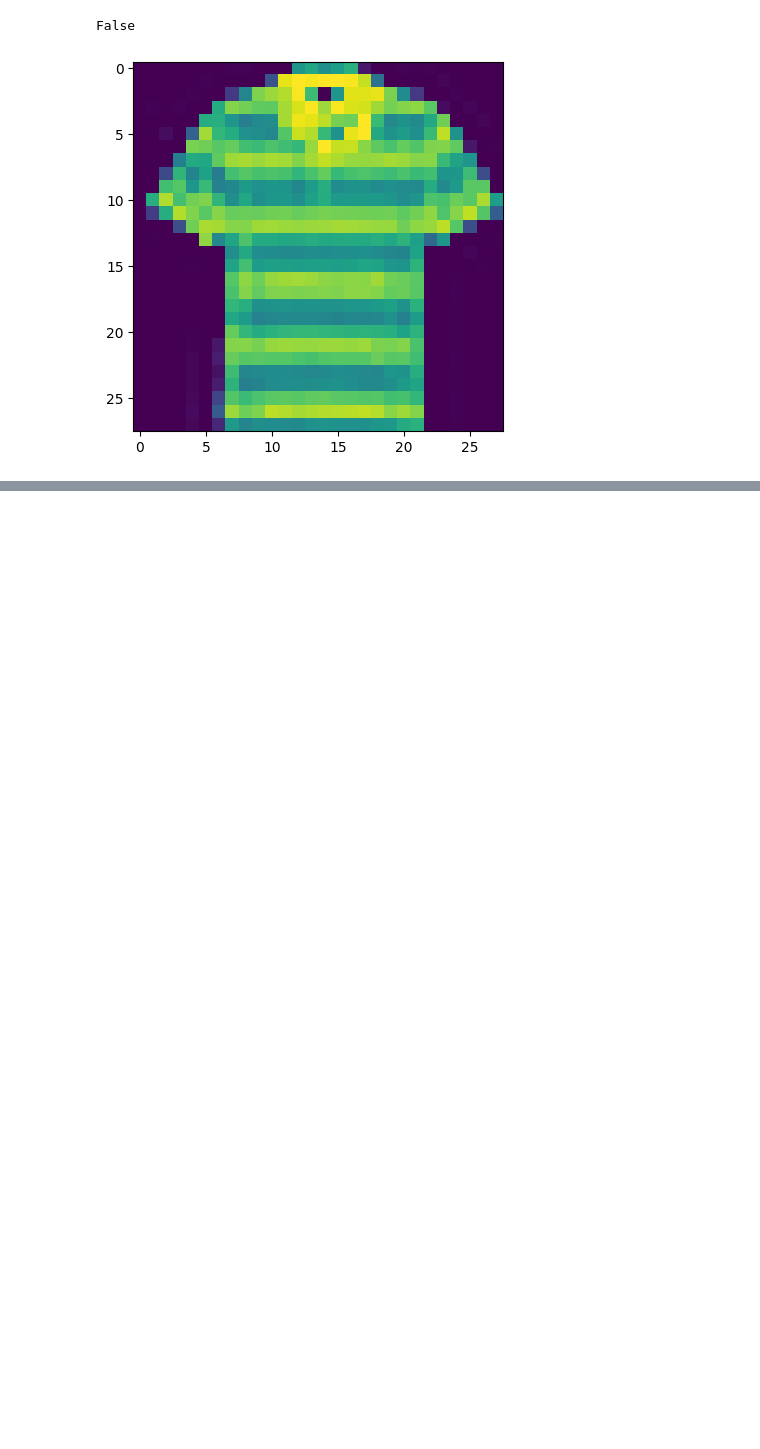
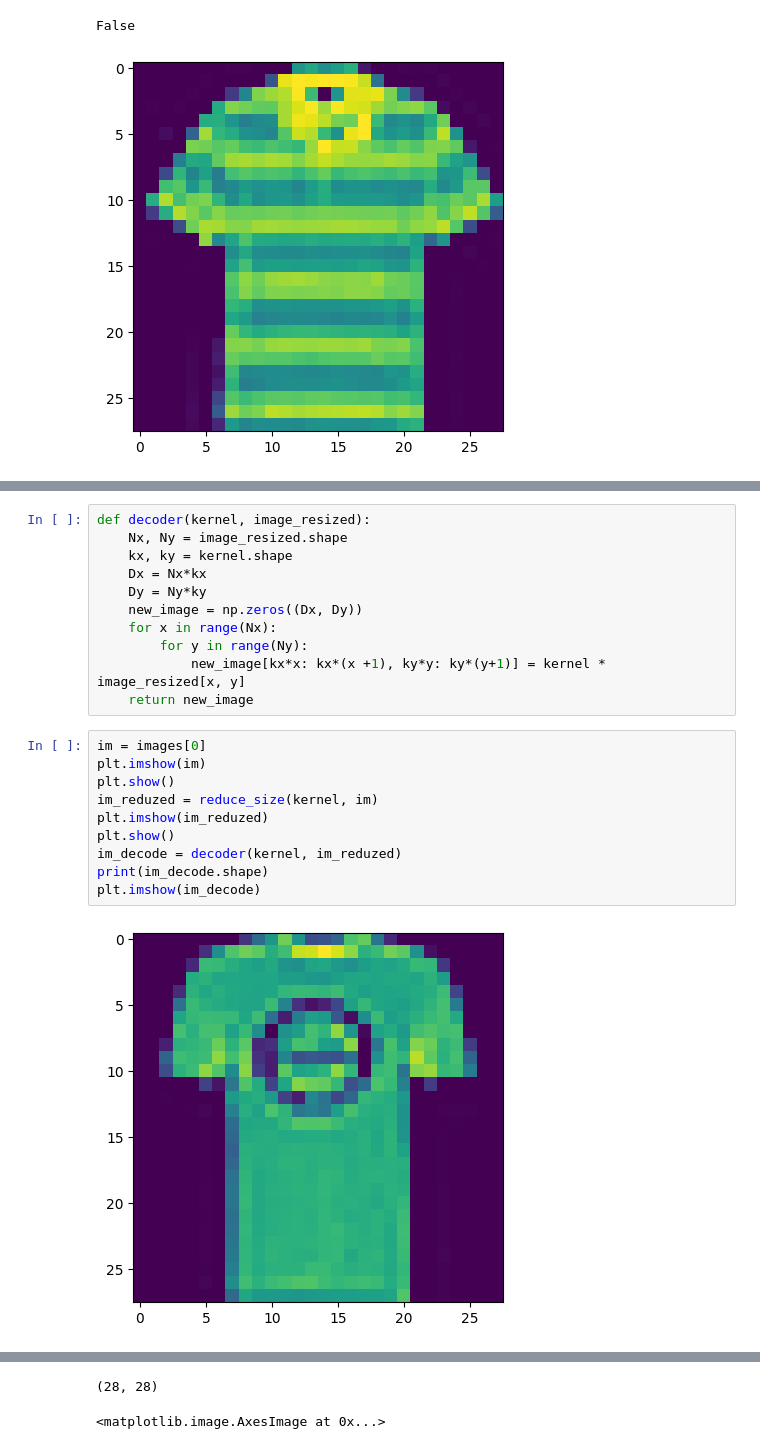
Before and after one commit to iQuHACK/2023_IonQ_Remote, a Jupyter notebook: Part1/part1_leander.ipynb, the cells around one changed output, grey strips where cells are left out. Cells and saved outputs as stored; diff of their text form; blank space fills up the shorter version.

```diff
--- a/Part1/part1_leander.ipynb
+++ b/Part1/part1_leander.ipynb
@@ -39,0 +114,23 @@ False
+# %%
+def decoder(kernel, image_resized):
+    Nx, Ny = image_resized.shape
+    kx, ky = kernel.shape
+    Dx = Nx*kx
+    Dy = Ny*ky
+    new_image = np.zeros((Dx, Dy))
+    for x in range(Nx):
+        for y in range(Ny):
+            new_image[kx*x: kx*(x +1), ky*y: ky*(y+1)] = kernel * image_resized[x, y]
+    return new_image
+# %%
+im = images[0]
+plt.imshow(im)
+plt.show()
+im_reduzed = reduce_size(kernel, im)
+plt.imshow(im_reduzed)
+plt.show()
+im_decode = decoder(kernel, im_reduzed)
+print(im_decode.shape)
+plt.imshow(im_decode)
+# %% [output]
+[figure, added]
@@ -39,0 +138,2 @@ False
+(28, 28)
+<matplotlib.image.AxesImage at 0x...>
```
Also changed, not shown: parts of 29 cells of this notebook, 2 other files.
